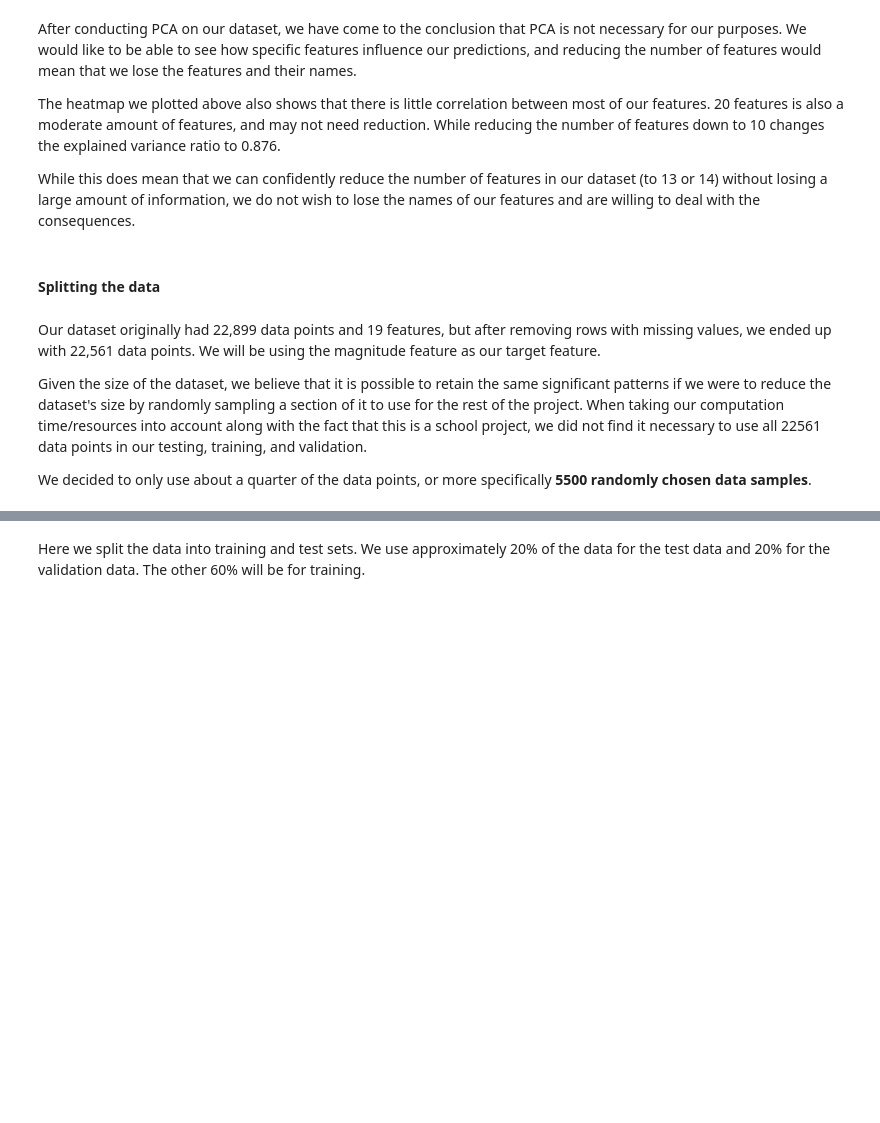
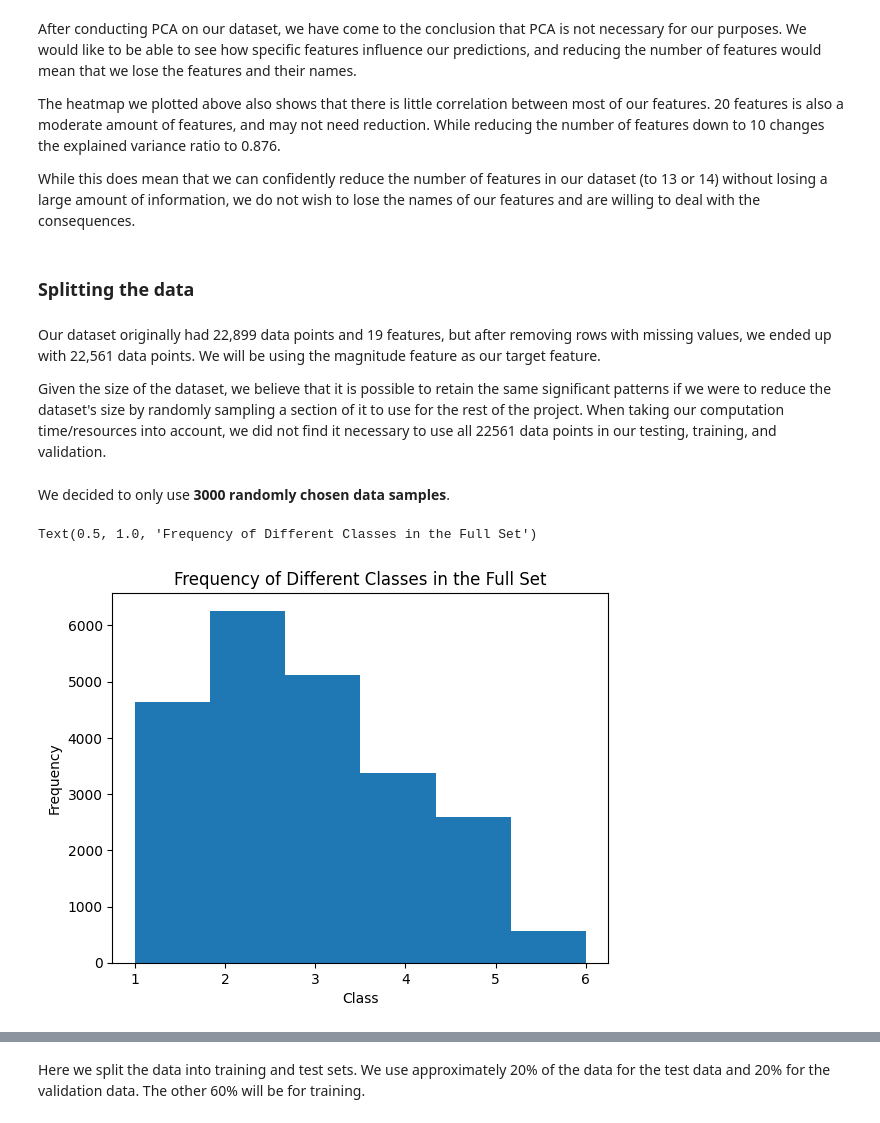
Before and after one commit to Goosy-Goose/CS-UY-4563-final-project, a Jupyter notebook: final_project.ipynb, the cells around one changed output, grey strips where cells are left out. Cells and saved outputs as stored; diff of their text form; code cells hidden in the pictures; blank space fills up the shorter version.

Commit message:
Updated Final Project

```diff
--- a/final_project.ipynb
+++ b/final_project.ipynb
@@ -125,13 +124,24 @@ The heatmap we plotted above also shows that there is little correlation between
 
 While this does mean that we can confidently reduce the number of features in our dataset (to 13 or 14) without losing a large amount of information, we do not wish to lose the names of our features and are willing to deal with the consequences.
 # %% [markdown]
-#### Splitting the data
+### Splitting the data
 # %% [markdown]
 Our dataset originally had 22,899 data points and 19 features, but after removing rows with missing values, we ended up with 22,561 data points. We will be using the magnitude feature as our target feature.
 
-Given the size of the dataset, we believe that it is possible to retain the same significant patterns if we were to reduce the dataset's size by randomly sampling a section of it to use for the rest of the project. When taking our computation time/resources into account along with the fact that this is a school project, we did not find it necessary to use all 22561 data points in our testing, training, and validation.
-
-We decided to only use about a quarter of the data points, or more specifically **5500 randomly chosen data samples**.
+Given the size of the dataset, we believe that it is possible to retain the same significant patterns if we were to reduce the dataset's size by randomly sampling a section of it to use for the rest of the project. When taking our computation time/resources into account, we did not find it necessary to use all 22561 data points in our testing, training, and validation.
+# %% [markdown]
+We decided to only use **3000 randomly chosen data samples**.
+# %%
+all_data = df.to_numpy()
+y = all_data[:,19]
+y = y.reshape(-1,1)
+plt.hist(y, bins=6)
+plt.xlabel('Class')
+plt.ylabel('Frequency')
+plt.title('Frequency of Different Classes in the Full Set')
+# %% [output]
+Text(0.5, 1.0, 'Frequency of Different Classes in the Full Set')
+[figure, added]
 # %%
 data = df.to_numpy()
 np.random.shuffle(data)
```
Also changed, not shown: parts of 41 cells of this notebook, 2 other files.
